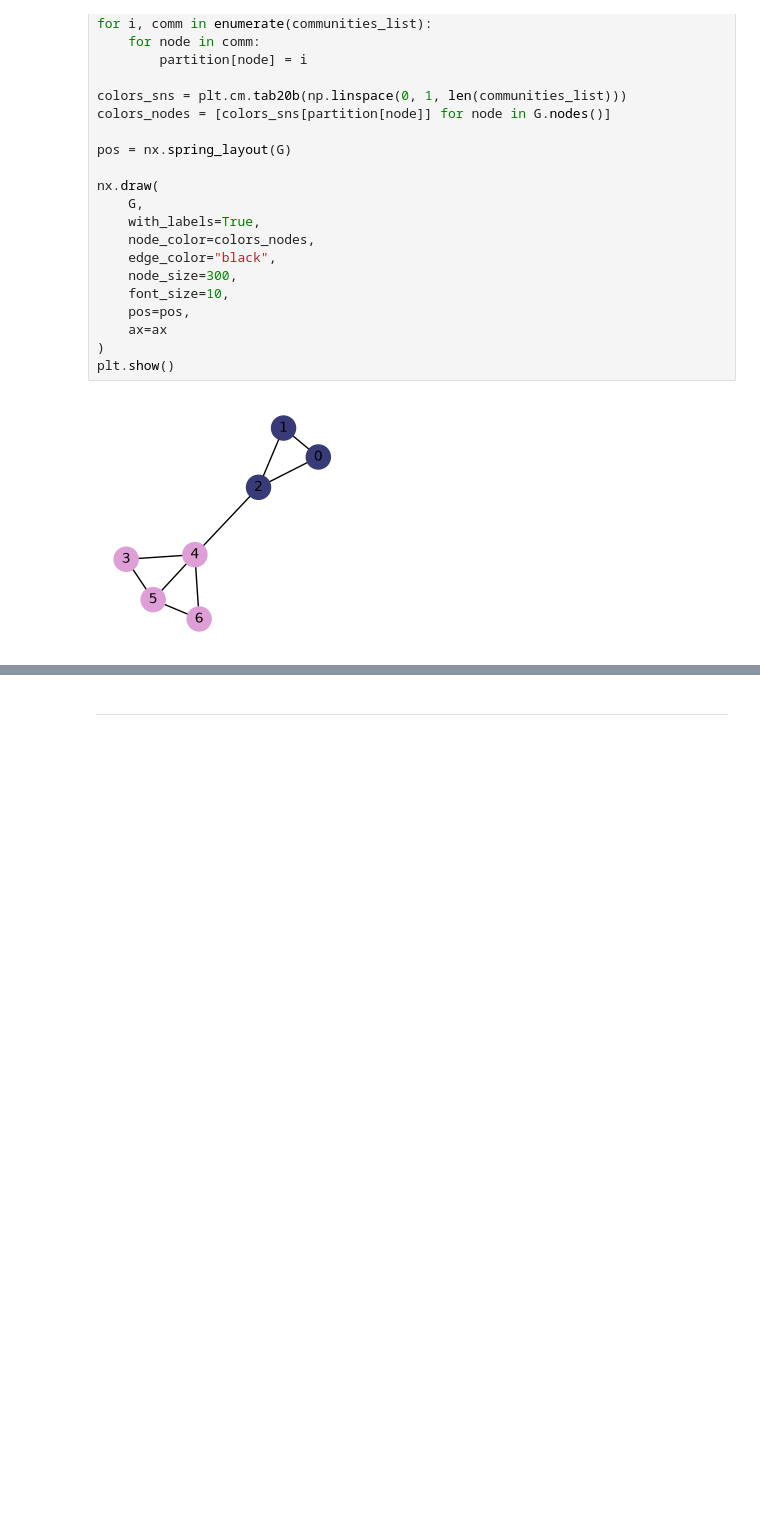
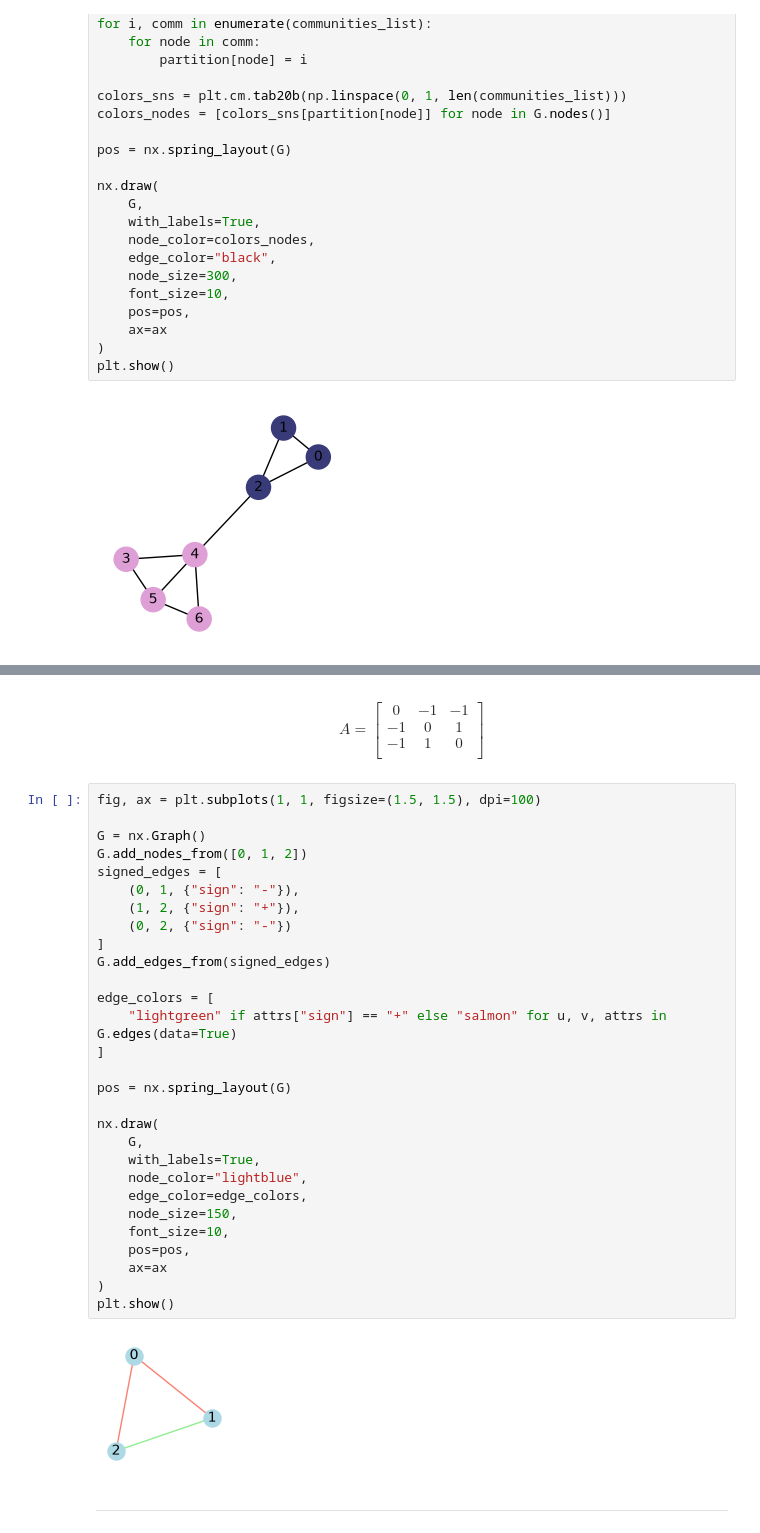
Before and after one commit to gilbertcasey2/nets7052_fa26, a Jupyter notebook: final_project/generate_images.ipynb, the cells around one changed output, grey strips where cells are left out. Saved outputs shown, nothing was run; the diff lists cells and outputs as text; blank space fills up the shorter version.

```diff
--- a/final_project/generate_images.ipynb
+++ b/final_project/generate_images.ipynb
@@ -267,2 +315,41 @@ plt.show()
+# %% [markdown]
+$$
+A = \begin{bmatrix}
+0 & -1 & -1 \\
+-1 & 0 & 1 \\
+-1 & 1 & 0 \\
+\end{bmatrix}
+$$
+# %%
+fig, ax = plt.subplots(1, 1, figsize=(1.5, 1.5), dpi=100)
+
+G = nx.Graph()
+G.add_nodes_from([0, 1, 2])
+signed_edges = [
+    (0, 1, {"sign": "-"}),
+    (1, 2, {"sign": "+"}),
+    (0, 2, {"sign": "-"})
+]
+G.add_edges_from(signed_edges)
+
+edge_colors = [
+    "lightgreen" if attrs["sign"] == "+" else "salmon" for u, v, attrs in G.edges(data=True)
+]
+
+pos = nx.spring_layout(G)
+
+nx.draw(
+    G,
+    with_labels=True,
+    node_color="lightblue",
+    edge_color=edge_colors,
+    node_size=150,
+    font_size=10,
+    pos=pos,
+    ax=ax
+)
+plt.show()
+# %% [output]
+[figure, added]
 # %% [markdown]
 ------------
```
Also changed, not shown: parts of 1 cell of this notebook, 2 other files.
